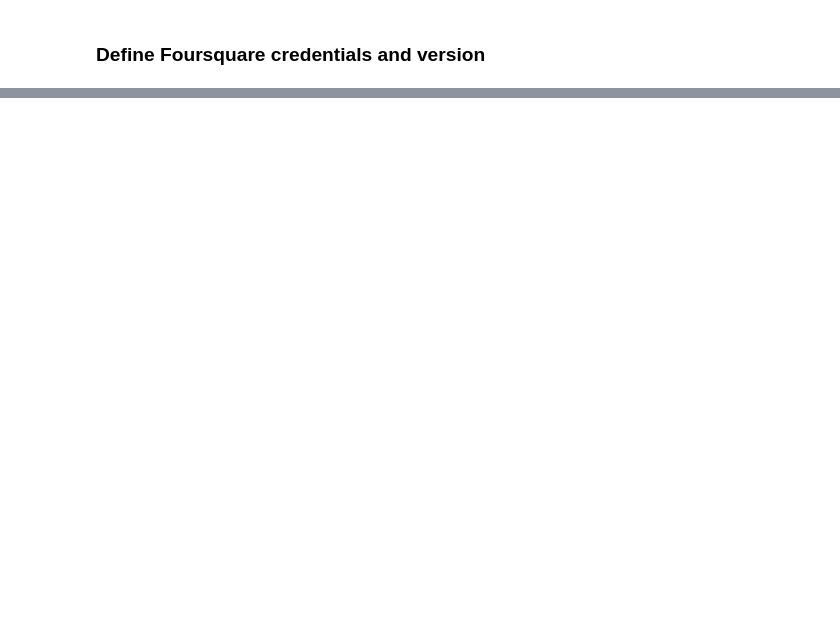
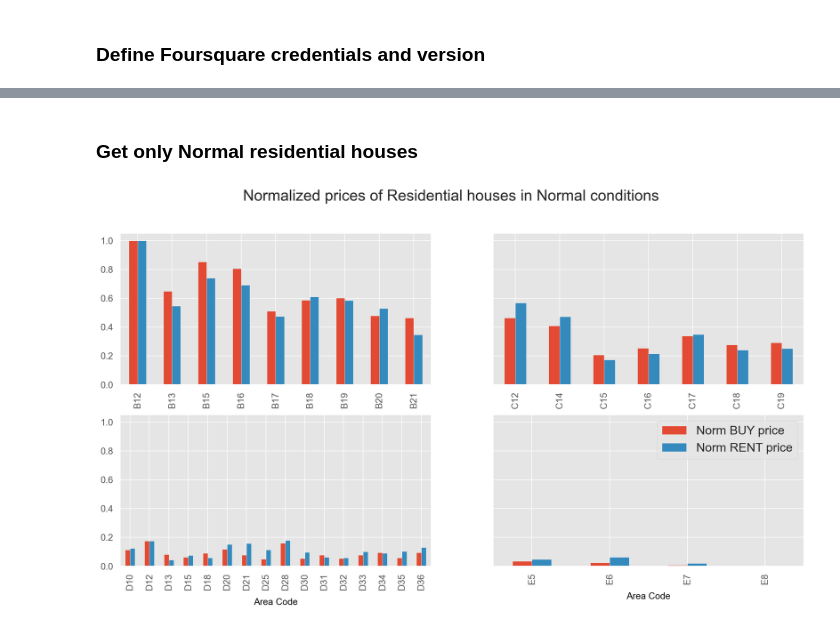
Before and after one commit to pierluigisegatto/Data_Science_Material, a Jupyter notebook: IBM Data Science Professional Certificate/8-ML_Full_Project/Real estate Milan /Real_estate_analysis.ipynb, the cells around one changed output, grey strips where cells are left out. Cells and saved outputs as stored; diff of their text form; code cells hidden in the pictures; blank space fills up the shorter version.

```diff
--- a/IBM Data Science Professional Certificate/8-ML_Full_Project/Real estate Milan /Real_estate_analysis.ipynb
+++ b/IBM Data Science Professional Certificate/8-ML_Full_Project/Real estate Milan /Real_estate_analysis.ipynb
@@ -396,0 +682,7 @@ neighborhoods_venues.head()
+# %% [markdown]
+### Get only Normal residential houses
+# %%
+res_nor = get_subcategory(full_df,'Residential houses','Normal')
+my_bar_plot(res_nor,'Residential houses','Normal')
+# %% [output]
+[figure, added]
```
Also changed, not shown: parts of 132 cells of this notebook, 2 other files.
